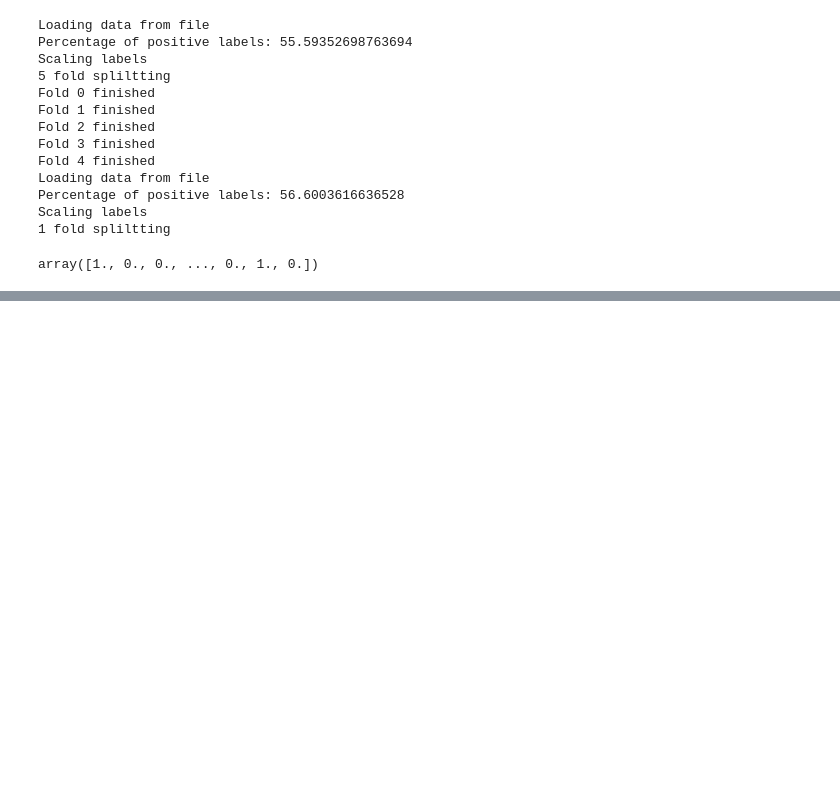
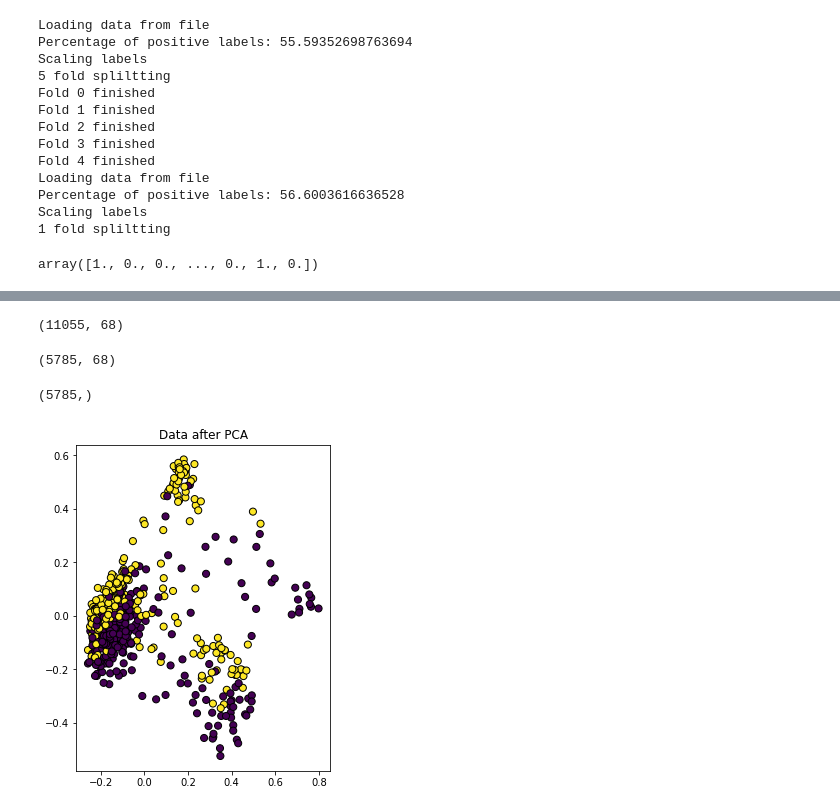
Before and after one commit to huuthieu/fedonce-ssl, a Jupyter notebook: phishing.ipynb, the cells around one changed output, grey strips where cells are left out. Saved outputs shown, nothing was run; the diff lists cells and outputs as text; code cells hidden in the pictures; blank space fills up the shorter version.

```diff
--- a/phishing.ipynb
+++ b/phishing.ipynb
@@ -107,0 +345,43 @@ array([1., 0., 0., ..., 0., 1., 0.])
+# %%
+x.shape
+# %% [output]
+(11055, 68)
+# %%
+_, unique_indices = np.unique(x, axis=0, return_index=True)
+x = x[unique_indices]
+y = y[unique_indices]
+# %%
+x.shape
+# %% [output]
+(5785, 68)
+# %%
+y.shape
+# %% [output]
+(5785,)
+# %%
+percent_to_take = 0.1
+num_rows_to_take = int(x.shape[0] * percent_to_take)
+
+# Sử dụng hàm numpy.random.choice để lấy ngẫu nhiên các dòng
+selected_rows_indices = np.random.choice(x.shape[0], num_rows_to_take, replace=False)
+selected_rows = x[selected_rows_indices, :]
+selected_y = y[selected_rows_indices]
+# %%
+from sklearn.decomposition import PCA
+import matplotlib.pyplot as plt
+
+pca = PCA(n_components=2)
+X_pca = pca.fit_transform(selected_rows)
+
+# Visualize the data
+plt.figure(figsize=(10, 6))
+
+
+# Plot the PCA-transformed data colored by the labels
+plt.subplot(1, 2, 2)
+plt.scatter(X_pca[:, 0], X_pca[:, 1], c=selected_y, cmap='viridis', edgecolor='k', s=50)
+plt.title('Data after PCA')
+
+plt.show()
+# %% [output]
+[figure, added]
```
Also changed, not shown: parts of 38 cells of this notebook, 7 other files.
